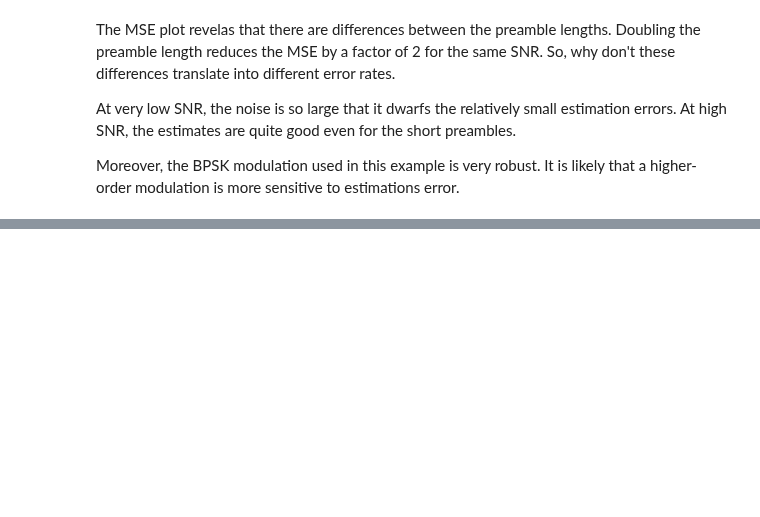
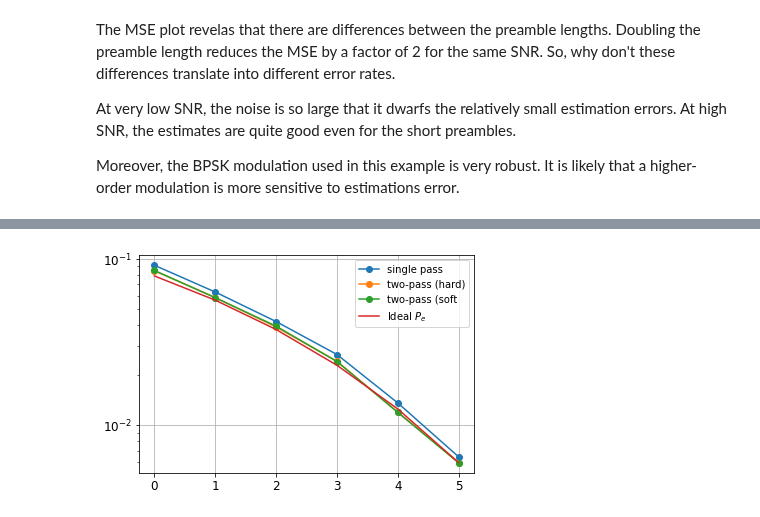
Before and after one commit to bepepa/digital_comms, a Jupyter notebook: hwsol/HW5.ipynb, the cells around one changed output, grey strips where cells are left out. Saved outputs shown, nothing was run; the diff lists cells and outputs as text; code cells hidden in the pictures; blank space fills up the shorter version.

```diff
--- a/hwsol/HW5.ipynb
+++ b/hwsol/HW5.ipynb
@@ -244,0 +372,14 @@ Moreover, the BPSK modulation used in this example is very robust. It is likely
+# %%
+# plot MSE for the estimates
+plt.semilogy(SNR_dB, Pe_single, '-o', label="single pass")
+plt.semilogy(SNR_dB, Pe_hard, '-o', label="two-pass (hard)")
+plt.semilogy(SNR_dB, Pe_soft, '-o', label="two-pass (soft")
+
+plt.semilogy(SNR_dB, Q(np.sqrt(2*10**(SNR_dB/10))), label='Ideal $P_e$')
+
+plt.grid()
+plt.legend()
+
+plt.show()
+# %% [output]
+[figure, added]
```
Also changed, not shown: parts of 8 cells of this notebook.
